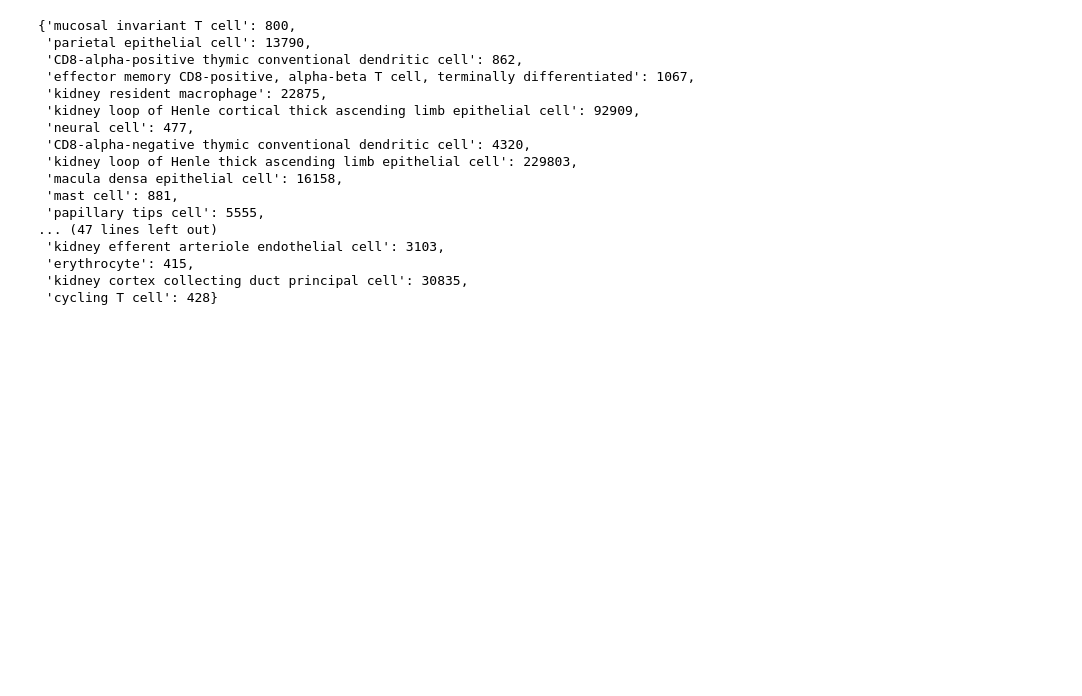
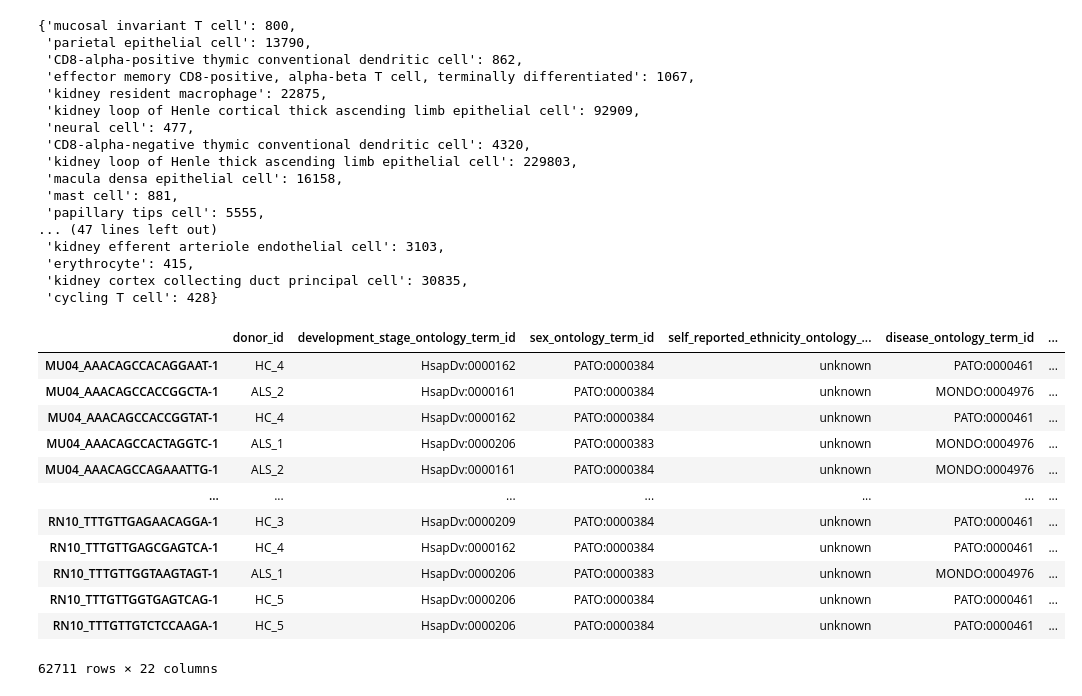
Before and after one commit to lorenzoturiano/master-thesis, a Jupyter notebook: explore_datasets_sn.ipynb, the cells around one changed output. Drawn from its saved outputs; the diff is of its cells as text; code cells hidden in the pictures; blank space fills up the shorter version.

```diff
--- a/explore_datasets_sn.ipynb
+++ b/explore_datasets_sn.ipynb
@@ -274,3 +307,22 @@ counts_dict
  'erythrocyte': 415,
  'kidney cortex collecting duct principal cell': 30835,
  'cycling T cell': 428}
+# %%
+# Load the .h5ad file
+adata_sc = sc.read_h5ad("datasets/single-nuclei/f6f233ba-91ff-4d9e-80e9-eaaf1d66828c.h5ad")
+# %%
+adata_sc.obs
+# %% [output]
+|  | donor_id | development_stage_ontology_term_id | sex_ontology_term_id | self_reported_ethnicity_ontology_... | disease_ontology_term_id | ... |
+| MU04_AAACAGCCACAGGAAT-1 | HC_4 | HsapDv:0000162 | PATO:0000384 | unknown | PATO:0000461 | ... |
+| MU04_AAACAGCCACCGGCTA-1 | ALS_2 | HsapDv:0000161 | PATO:0000384 | unknown | MONDO:0004976 | ... |
+| MU04_AAACAGCCACCGGTAT-1 | HC_4 | HsapDv:0000162 | PATO:0000384 | unknown | PATO:0000461 | ... |
+| MU04_AAACAGCCACTAGGTC-1 | ALS_1 | HsapDv:0000206 | PATO:0000383 | unknown | MONDO:0004976 | ... |
+| MU04_AAACAGCCAGAAATTG-1 | ALS_2 | HsapDv:0000161 | PATO:0000384 | unknown | MONDO:0004976 | ... |
+| ... | ... | ... | ... | ... | ... | ... |
+| RN10_TTTGTTGAGAACAGGA-1 | HC_3 | HsapDv:0000209 | PATO:0000384 | unknown | PATO:0000461 | ... |
+| RN10_TTTGTTGAGCGAGTCA-1 | HC_4 | HsapDv:0000162 | PATO:0000384 | unknown | PATO:0000461 | ... |
+| RN10_TTTGTTGGTAAGTAGT-1 | ALS_1 | HsapDv:0000206 | PATO:0000383 | unknown | MONDO:0004976 | ... |
+| RN10_TTTGTTGGTGAGTCAG-1 | HC_5 | HsapDv:0000206 | PATO:0000384 | unknown | PATO:0000461 | ... |
+| RN10_TTTGTTGTCTCCAAGA-1 | HC_5 | HsapDv:0000206 | PATO:0000384 | unknown | PATO:0000461 | ... |
+62711 rows × 22 columns
```
Also changed, not shown: parts of 9 cells of this notebook, 5 other files.
